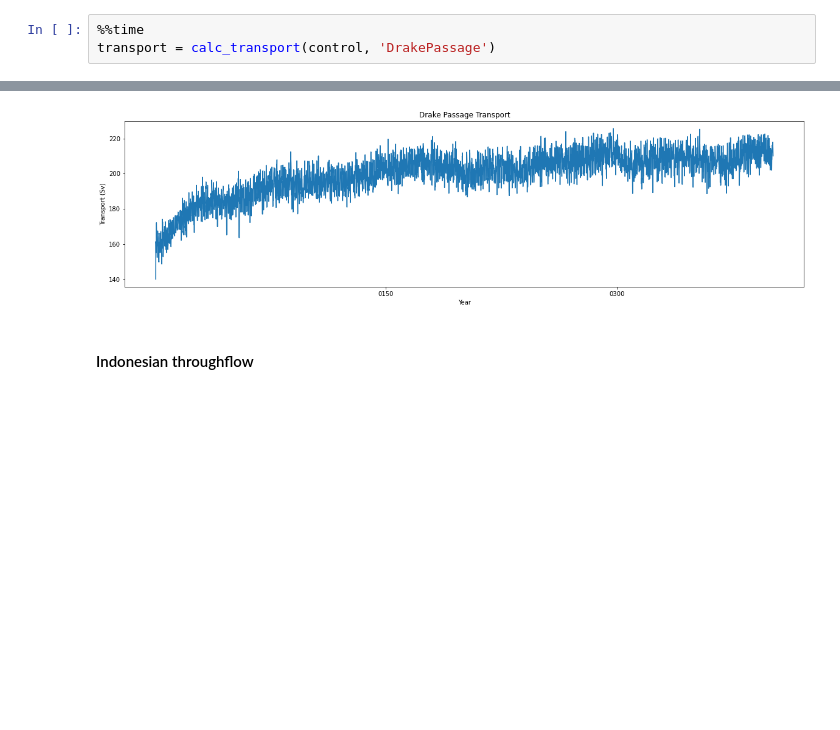
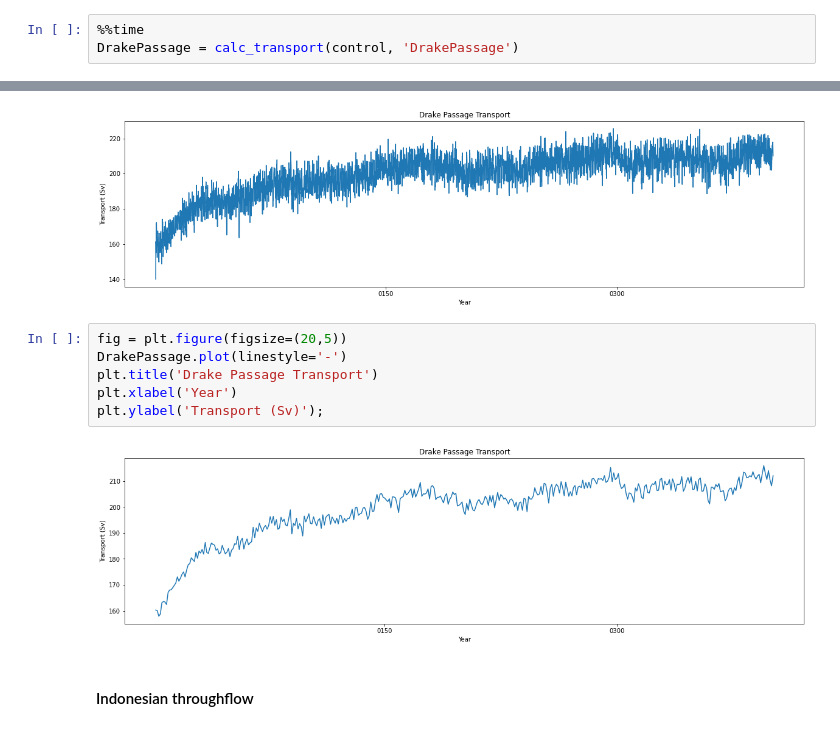
Before and after one commit to wghuneke/ACCESS-CM2-025_Analysis, a Jupyter notebook: notebooks/Playing_Around_ACCESS_CM2.ipynb, the cells around one changed output, grey strips where cells are left out. Drawn from its saved outputs; the diff is of its cells as text; blank space fills up the shorter version.

```diff
--- a/notebooks/Playing_Around_ACCESS_CM2.ipynb
+++ b/notebooks/Playing_Around_ACCESS_CM2.ipynb
@@ -355,5 +333,5 @@ def calc_transport(expt, strait):
 #### Drake Passage
 # %%
 %%time
-transport = calc_transport(control, 'DrakePassage')
+DrakePassage = calc_transport(control, 'DrakePassage')
 # %% [output]
@@ -377,6 +349,14 @@ plt.xlabel('Year')
 plt.ylabel('Transport (Sv)');
 # %% [output]
 [figure]
+# %%
+fig = plt.figure(figsize=(20,5))
+DrakePassage.plot(linestyle='-')
+plt.title('Drake Passage Transport')
+plt.xlabel('Year')
+plt.ylabel('Transport (Sv)');
+# %% [output]
+[figure, added]
 # %% [markdown]
 #### Indonesian throughflow
 # %%
```
Also changed, not shown: parts of 11 cells of this notebook.
